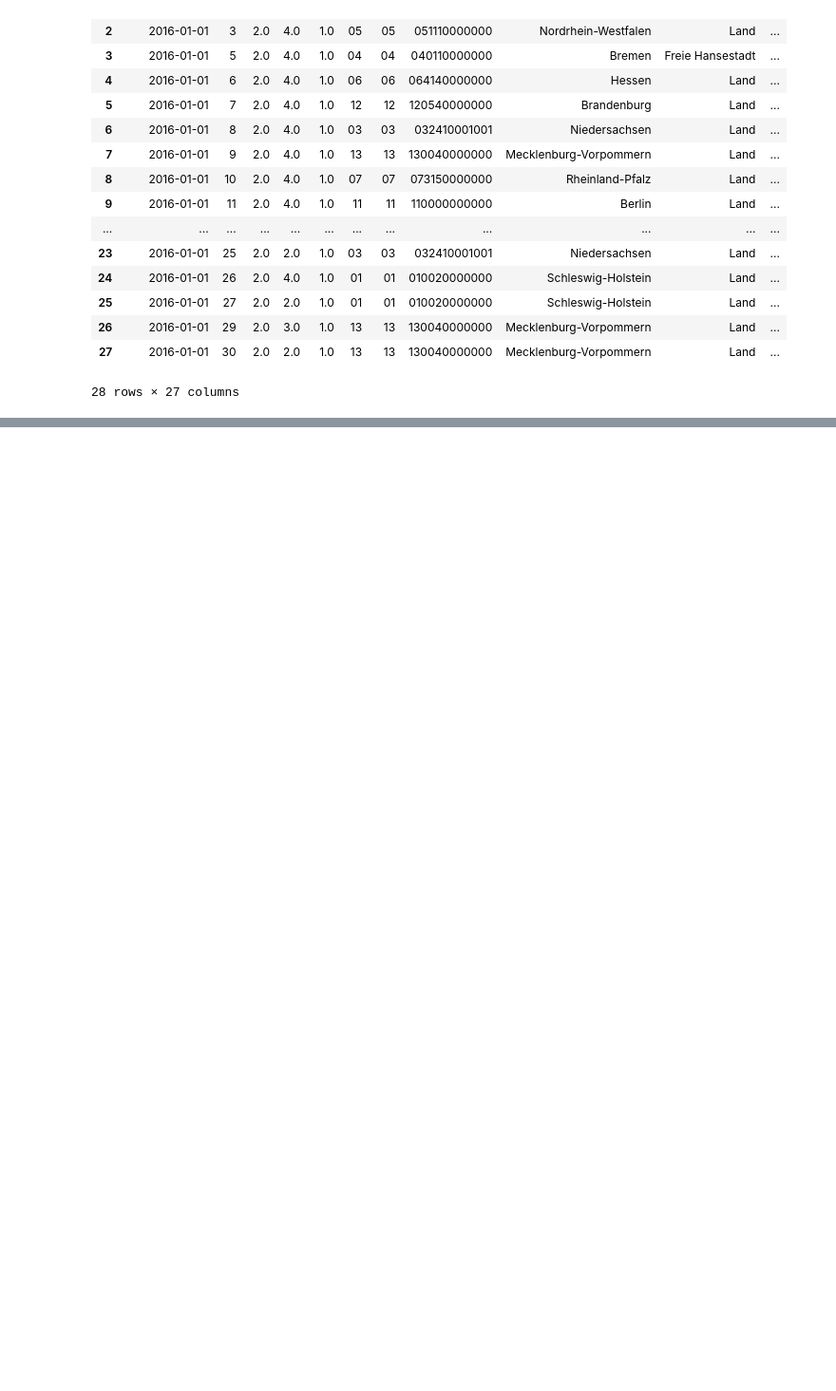
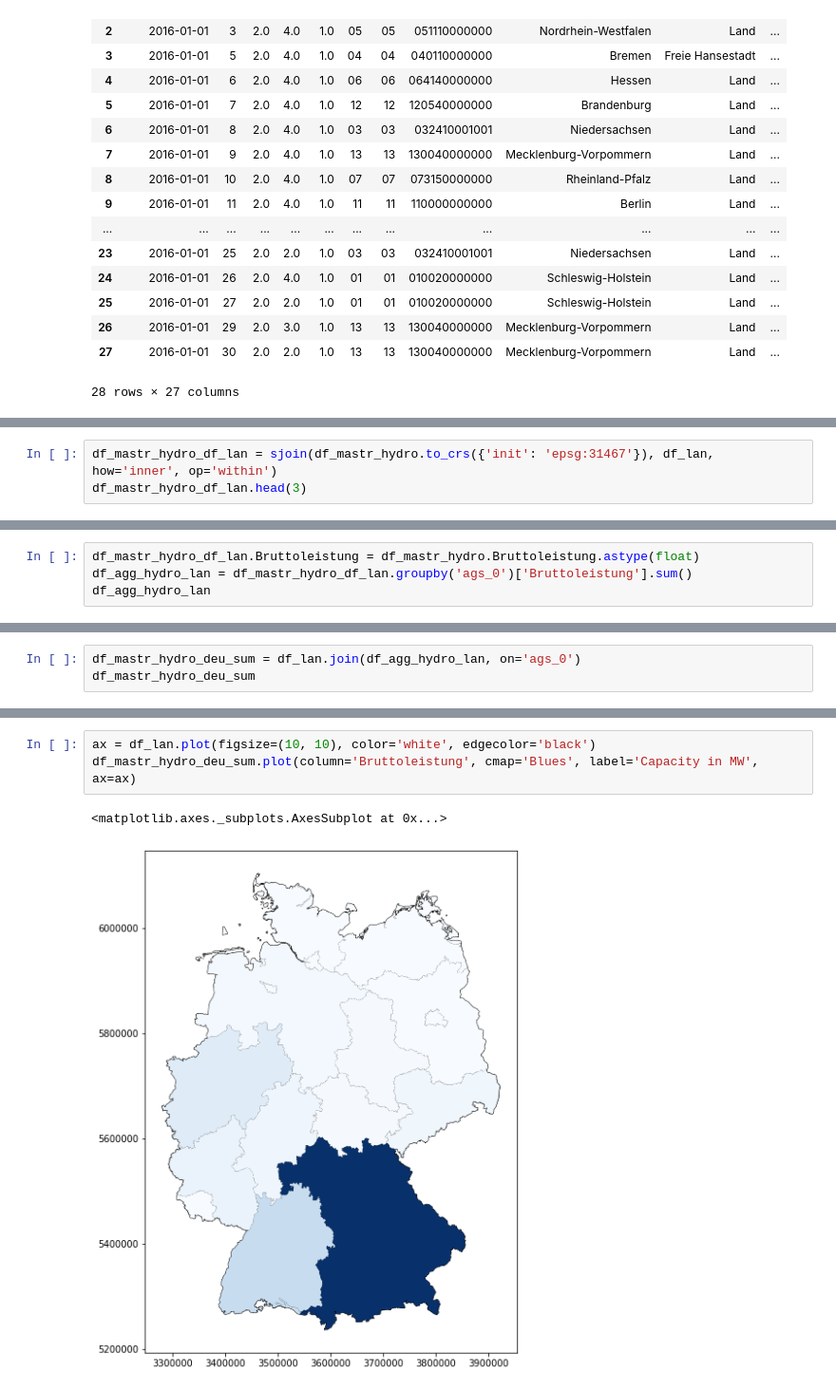
Before and after one commit to OpenEnergyPlatform/open-MaStR, a Jupyter notebook: postprocessing/OEP-oedialect_MaStR_analyse.ipynb, the cells around one changed output, grey strips where cells are left out. Shown at 95% size. Drawn from its saved outputs; the diff is of its cells as text; blank space fills up the shorter version.

```diff
--- a/postprocessing/OEP-oedialect_MaStR_analyse.ipynb
+++ b/postprocessing/OEP-oedialect_MaStR_analyse.ipynb
@@ -536,0 +603,3 @@ df_mastr_wind_deu_sum.plot(column='Bruttoleistung', cmap='Greens', label='Capaci
+# %%
+df_mastr_hydro_df_lan = sjoin(df_mastr_hydro.to_crs({'init': 'epsg:31467'}), df_lan, how='inner', op='within')
+df_mastr_hydro_df_lan.head(3)
@@ -536,0 +612,4 @@ df_mastr_wind_deu_sum.plot(column='Bruttoleistung', cmap='Greens', label='Capaci
+# %%
+df_mastr_hydro_df_lan.Bruttoleistung = df_mastr_hydro.Bruttoleistung.astype(float)
+df_agg_hydro_lan = df_mastr_hydro_df_lan.groupby('ags_0')['Bruttoleistung'].sum()
+df_agg_hydro_lan
@@ -536,0 +634,3 @@ df_mastr_wind_deu_sum.plot(column='Bruttoleistung', cmap='Greens', label='Capaci
+# %%
+df_mastr_hydro_deu_sum = df_lan.join(df_agg_hydro_lan, on='ags_0')
+df_mastr_hydro_deu_sum
@@ -536,0 +656,6 @@ df_mastr_wind_deu_sum.plot(column='Bruttoleistung', cmap='Greens', label='Capaci
+# %%
+ax = df_lan.plot(figsize=(10, 10), color='white', edgecolor='black')
+df_mastr_hydro_deu_sum.plot(column='Bruttoleistung', cmap='Blues', label='Capacity in MW', ax=ax)
+# %% [output]
+<matplotlib.axes._subplots.AxesSubplot at 0x...>
+[figure, added]
```
Also changed, not shown: parts of 11 cells of this notebook.
